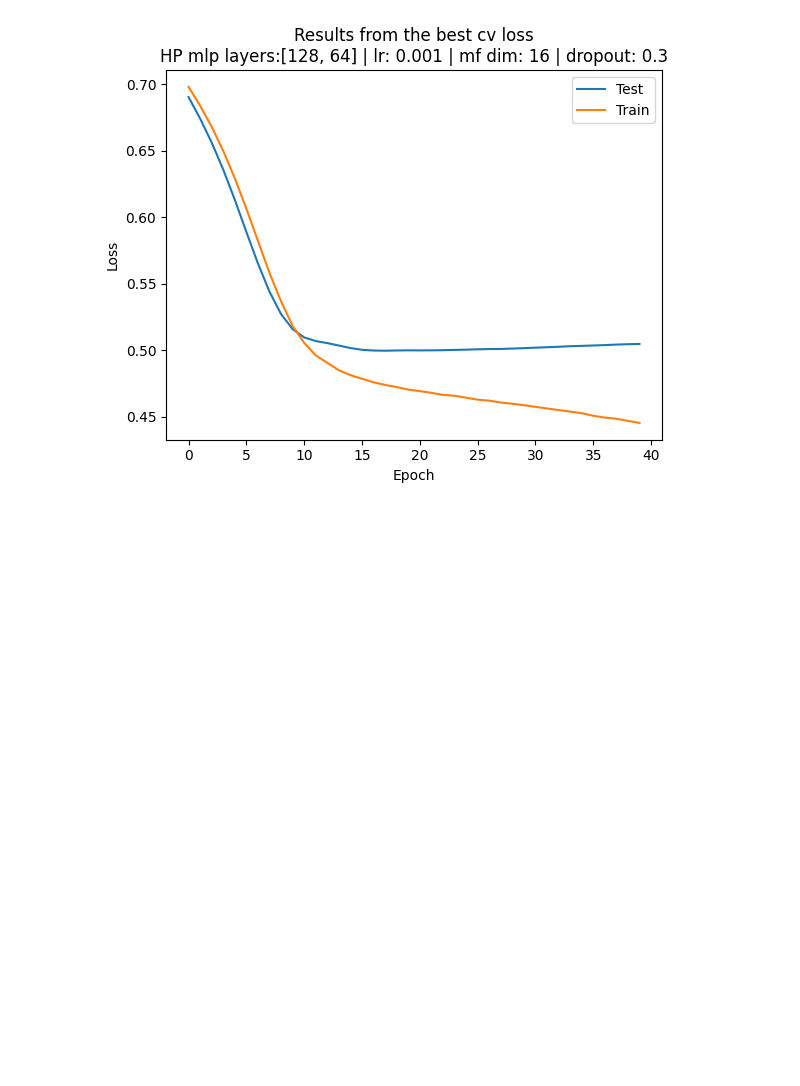
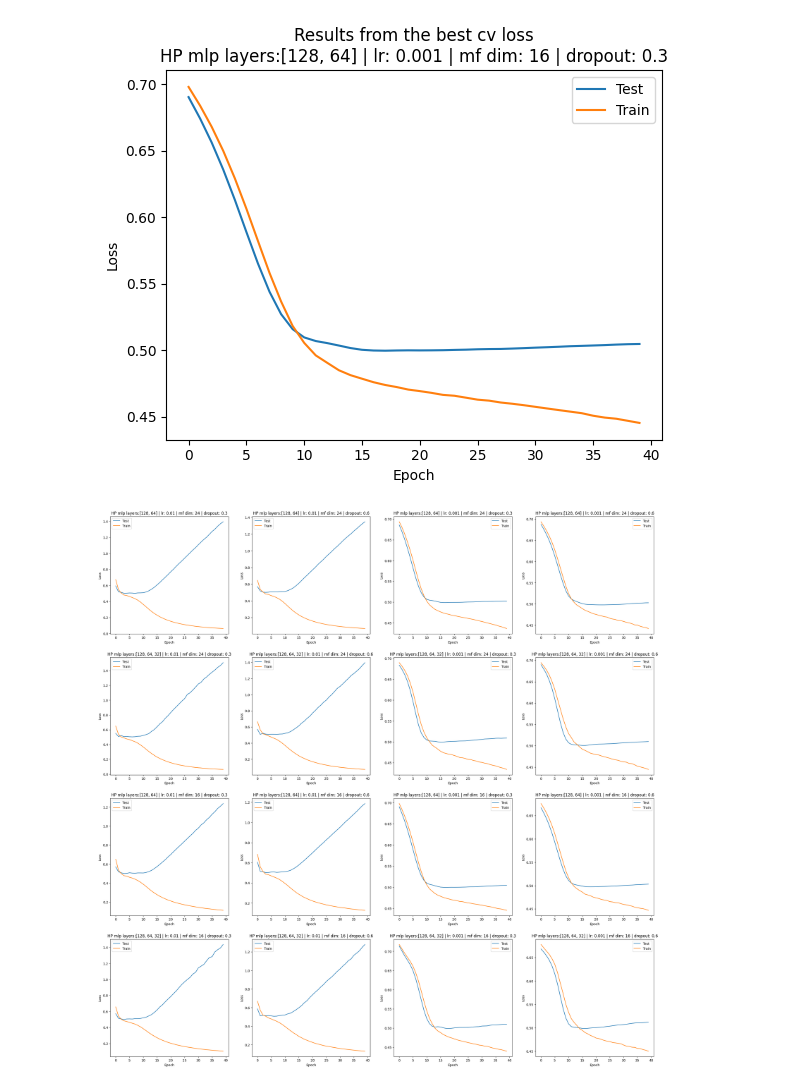
Before and after one commit to kwesen/RecSysClassPG24, a Jupyter notebook: ncf/ncf_training_student_solution.ipynb, the cells around one changed output. Cells and saved outputs as stored; diff of their text form; code cells hidden in the pictures; blank space fills up the shorter version.

```diff
--- a/ncf/ncf_training_student_solution.ipynb
+++ b/ncf/ncf_training_student_solution.ipynb
@@ -268,3 +268,16 @@ plt.legend()
 plt.show()
 # %% [output]
 [figure]
+# %%
+fig, axes = plt.subplots(nrows = 4, ncols = 4, figsize = (30, 30))
+axes = axes.flatten()
+
+for i, row in results.iterrows():
+    axes[i].plot(row["loss_ep"]["test"], label = "Test")
+    axes[i].plot(row["loss_ep"]["train"], label = "Train")
+    hp_string = f'mlp layers:{row["mlp_layer_sizes"]} | lr: {row["learning_rate"]} | mf dim: {row["mf_dim"]} | dropout: {row["dropout"]}'
+    axes[i].title.set_text("HP " + hp_string)
+    axes[i].set(xlabel = "Epoch", ylabel = "Loss")
+    axes[i].legend()
+# %% [output]
+[figure, added]
```
Also changed, not shown: parts of 1 cell of this notebook.
